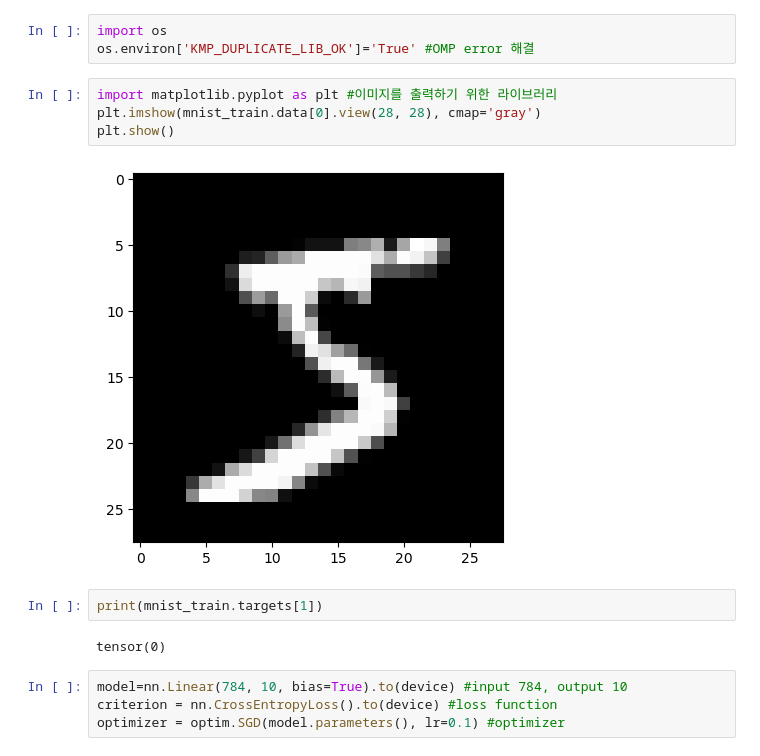
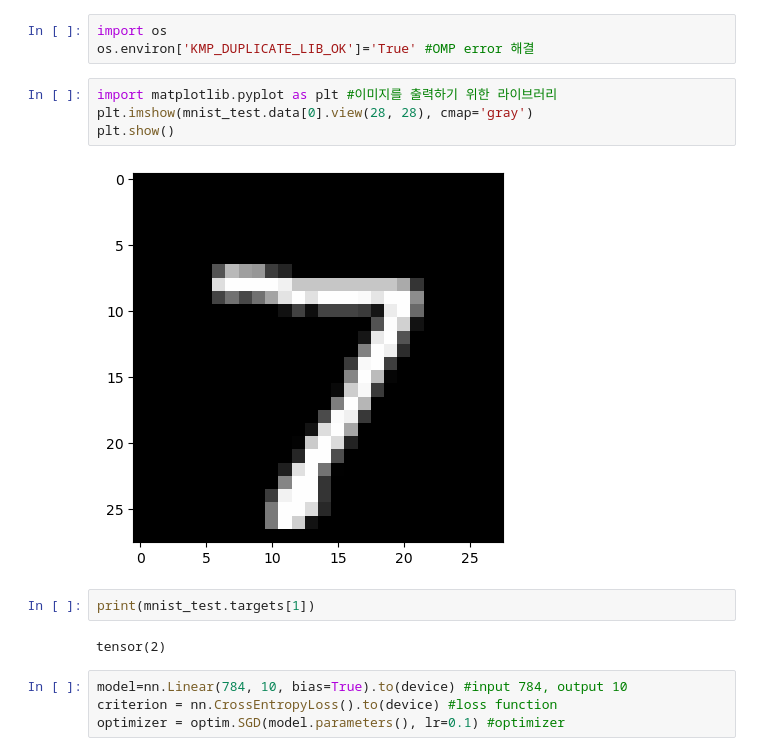
Before and after one commit to Graceyong1020/ai_work, a Jupyter notebook: ch05/softmax_mnist.ipynb, the cells around one changed output. Saved outputs shown, nothing was run; the diff lists cells and outputs as text.

Commit message:
softmax mnist

```diff
--- a/ch05/softmax_mnist.ipynb
+++ b/ch05/softmax_mnist.ipynb
@@ -85,14 +87,14 @@ import os
 os.environ['KMP_DUPLICATE_LIB_OK']='True' #OMP error 해결
 # %%
 import matplotlib.pyplot as plt #이미지를 출력하기 위한 라이브러리
-plt.imshow(mnist_train.data[0].view(28, 28), cmap='gray')
+plt.imshow(mnist_test.data[0].view(28, 28), cmap='gray')
 plt.show()
 # %% [output]
-[figure, old version]
+[figure, new version]
 # %%
-print(mnist_train.targets[1])
+print(mnist_test.targets[1])
 # %% [output]
-tensor(0)
+tensor(2)
 # %%
 model=nn.Linear(784, 10, bias=True).to(device) #input 784, output 10
 criterion = nn.CrossEntropyLoss().to(device) #loss function
```
Also changed, not shown: parts of 3 cells of this notebook.
